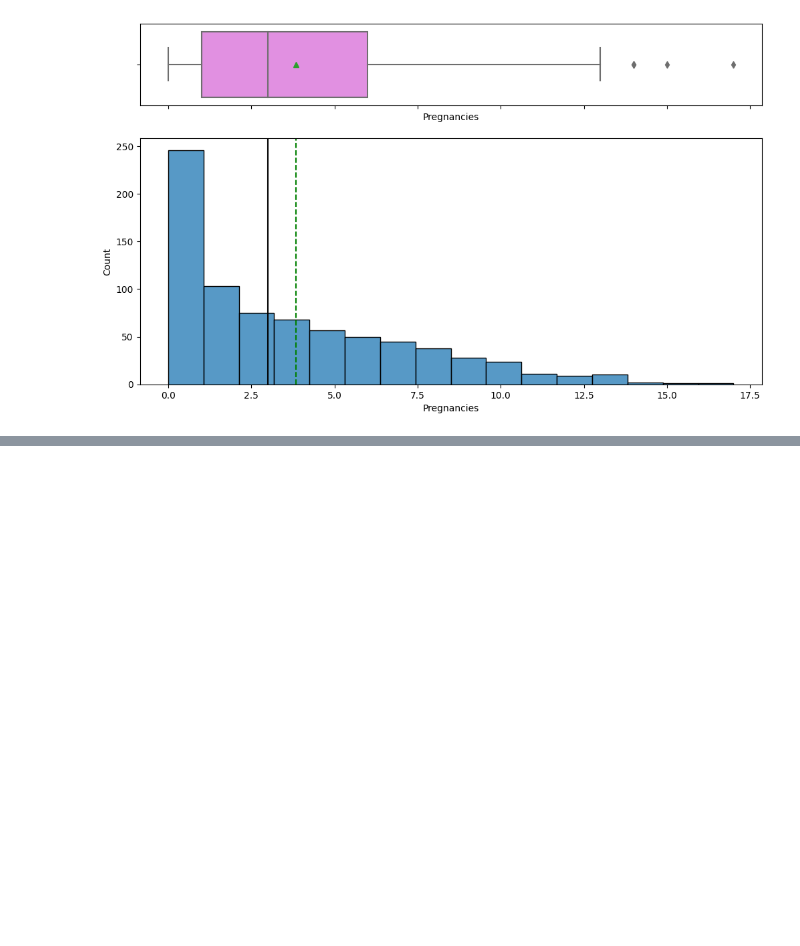
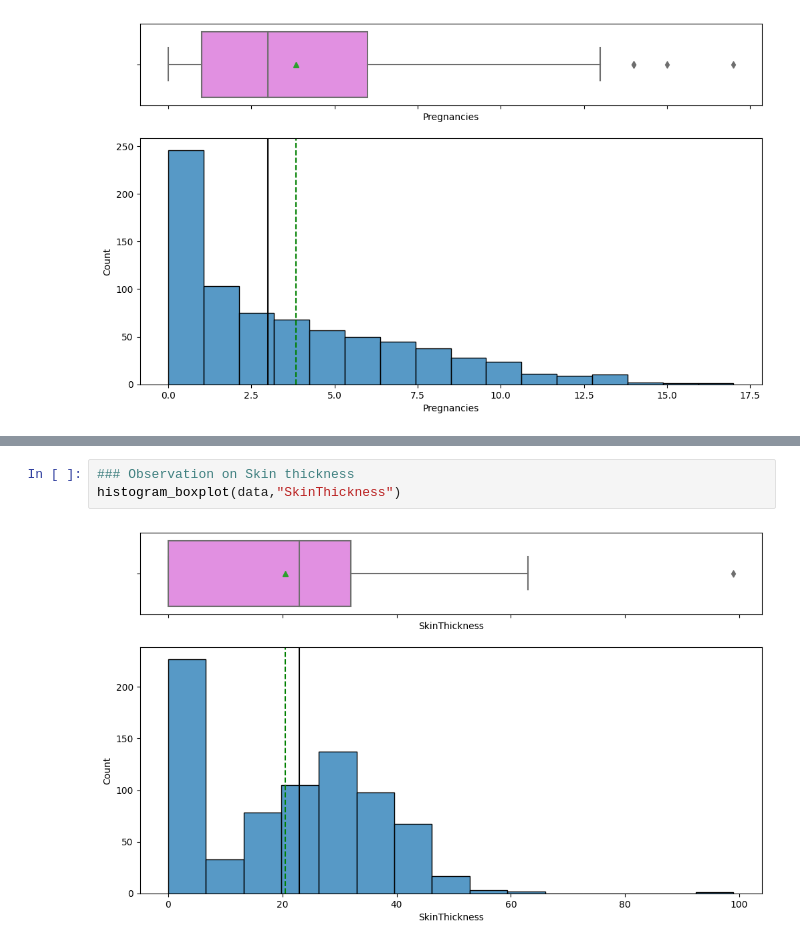
Before and after one commit to HunterKane/University-of-Texas-AI-ML-Projects-, a Jupyter notebook: Project 6 - Diabetes Risk Prediction/Diabetes Risk Prediction .ipynb, the cells around one changed output, grey strips where cells are left out. Cells and saved outputs as stored; diff of their text form; blank space fills up the shorter version.

```diff
--- a/Project 6 - Diabetes Risk Prediction/Diabetes Risk Prediction .ipynb
+++ b/Project 6 - Diabetes Risk Prediction/Diabetes Risk Prediction .ipynb
@@ -229,0 +264,5 @@ histogram_boxplot(data, "Pregnancies")
+# %%
+### Observation on Skin thickness
+histogram_boxplot(data,"SkinThickness")
+# %% [output]
+[figure, added]
```
Also changed, not shown: parts of 10 cells of this notebook.
